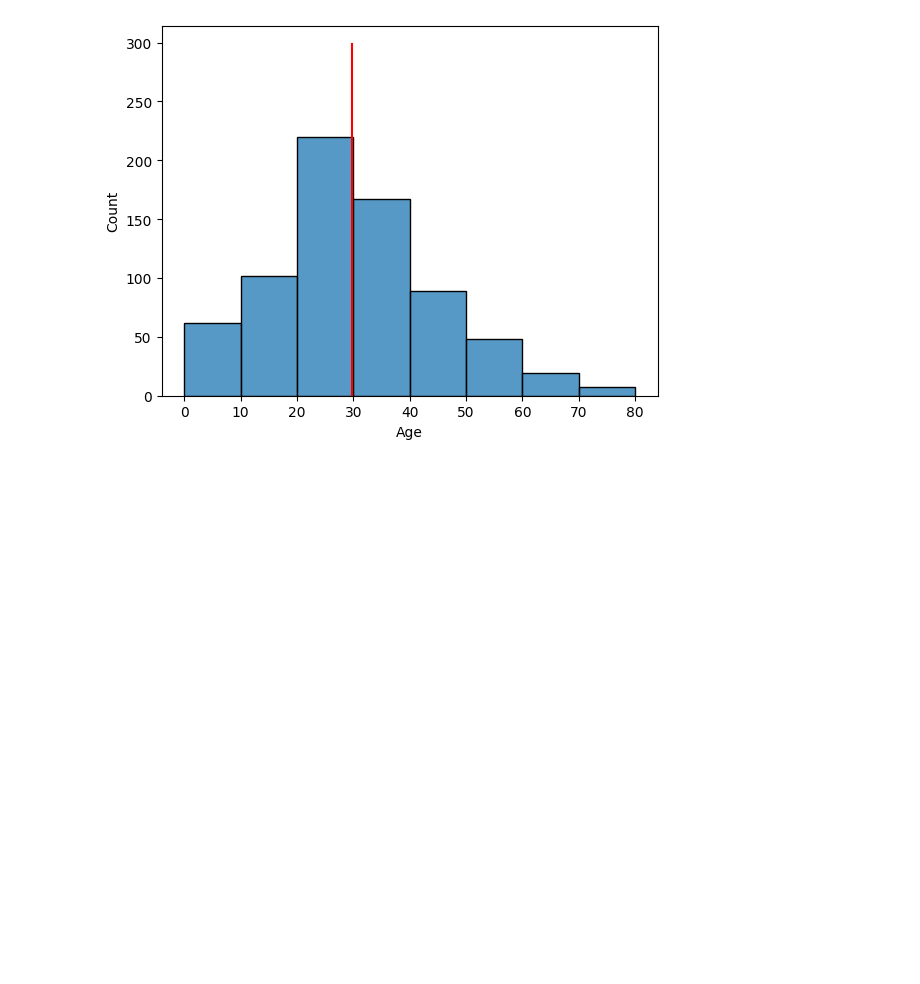
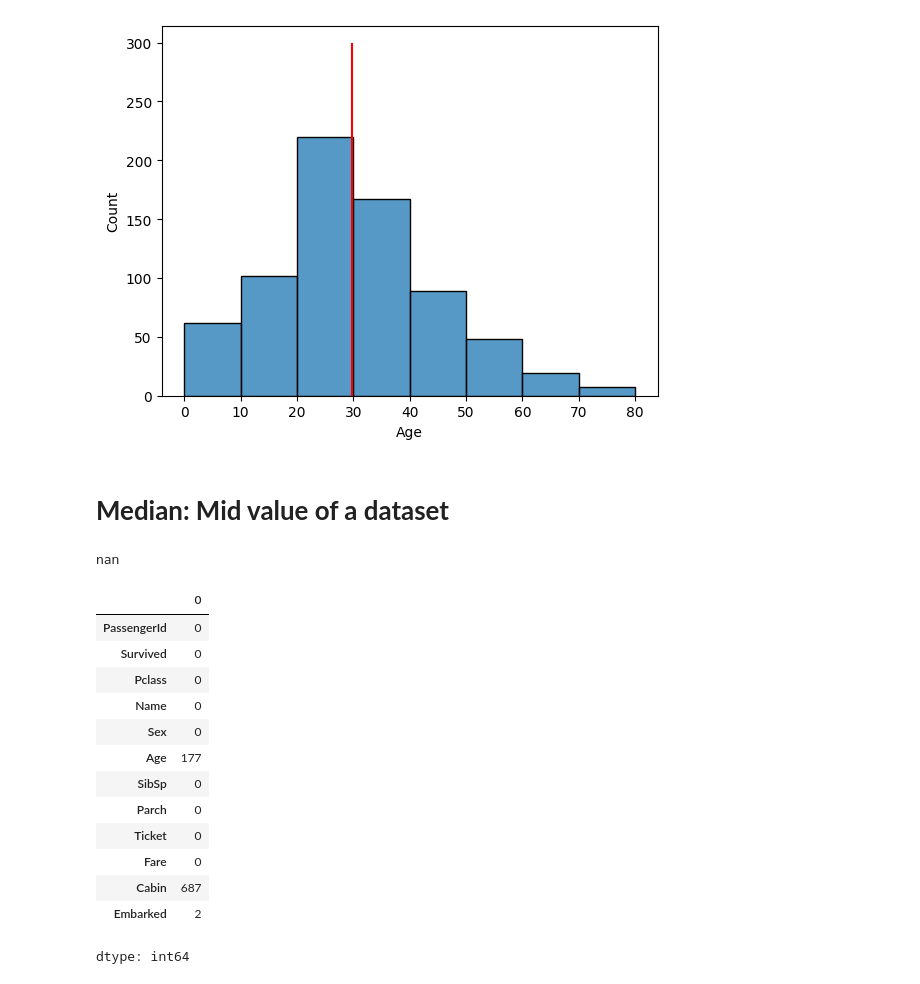
Before and after one commit to Ahiraf/Data_Science_Basics, a Jupyter notebook: Mean_Median_Mode.ipynb, the cells around one changed output. Saved outputs shown, nothing was run; the diff lists cells and outputs as text; code cells hidden in the pictures; blank space fills up the shorter version.

```diff
--- a/Mean_Median_Mode.ipynb
+++ b/Mean_Median_Mode.ipynb
@@ -100,3 +100,28 @@ plt.show()
 # Important rule:
 # x and y must have the same LENGTH like here "in range [0, 300] is used", both have 300 length or 300 points because point = [x, y] so number of x = number of y
 # but their actual values do NOT have to be the same.
+# %% [markdown]
+# **Median: Mid value of a dataset**
+# %%
+med = np.median(dataset["Age"])
+print(med)
+# %% [output]
+nan
+# %%
+#As there are so many NAN values in Age column we have to use the 'Data Cleaning' process first.
+dataset.isnull().sum()
+# %% [output]
+|  | 0 |
+| PassengerId | 0 |
+| Survived | 0 |
+| Pclass | 0 |
+| Name | 0 |
+| Sex | 0 |
+| Age | 177 |
+| SibSp | 0 |
+| Parch | 0 |
+| Ticket | 0 |
+| Fare | 0 |
+| Cabin | 687 |
+| Embarked | 2 |
+dtype: int64
```
Also changed, not shown: parts of 8 cells of this notebook.
